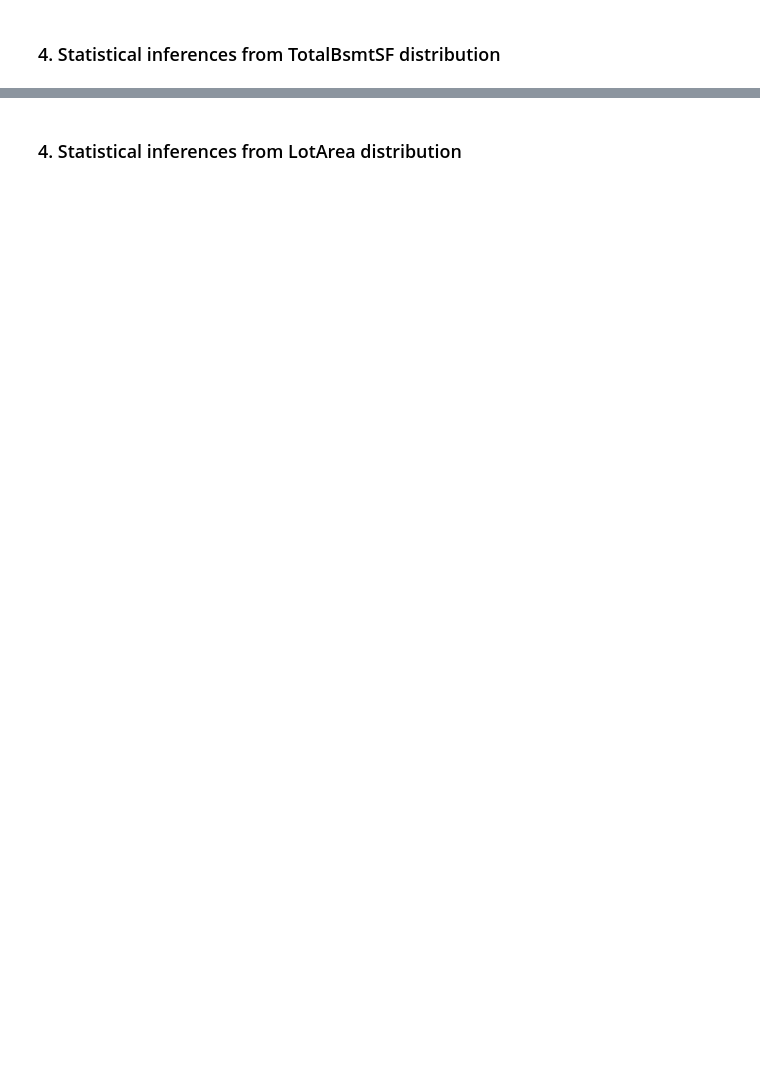
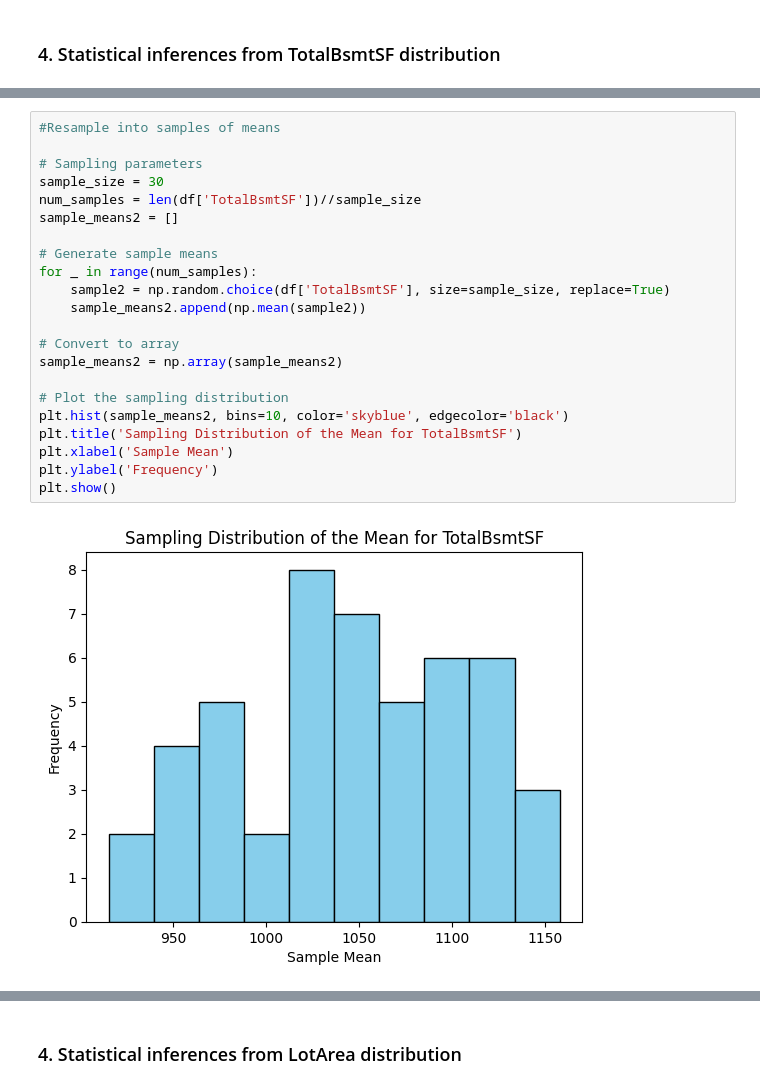
Before and after one commit to binhho304/House-Price-, a Jupyter notebook: house_price_project/housing_price.ipynb, the cells around one changed output, grey strips where cells are left out. Saved outputs shown, nothing was run; the diff lists cells and outputs as text; blank space fills up the shorter version.

```diff
--- a/house_price_project/housing_price.ipynb
+++ b/house_price_project/housing_price.ipynb
@@ -236,0 +273,24 @@ It is estimated that it is 95% certain that the population mean of total basemen
+# %%
+#Resample into samples of means
+
+# Sampling parameters
+sample_size = 30
+num_samples = len(df['TotalBsmtSF'])//sample_size
+sample_means2 = []
+
+# Generate sample means
+for _ in range(num_samples):
+    sample2 = np.random.choice(df['TotalBsmtSF'], size=sample_size, replace=True)
+    sample_means2.append(np.mean(sample2))
+
+# Convert to array
+sample_means2 = np.array(sample_means2)
+
+# Plot the sampling distribution
+plt.hist(sample_means2, bins=10, color='skyblue', edgecolor='black')
+plt.title('Sampling Distribution of the Mean for TotalBsmtSF')
+plt.xlabel('Sample Mean')
+plt.ylabel('Frequency')
+plt.show()
+# %% [output]
+[figure, added]
```
Also changed, not shown: parts of 32 cells of this notebook.
